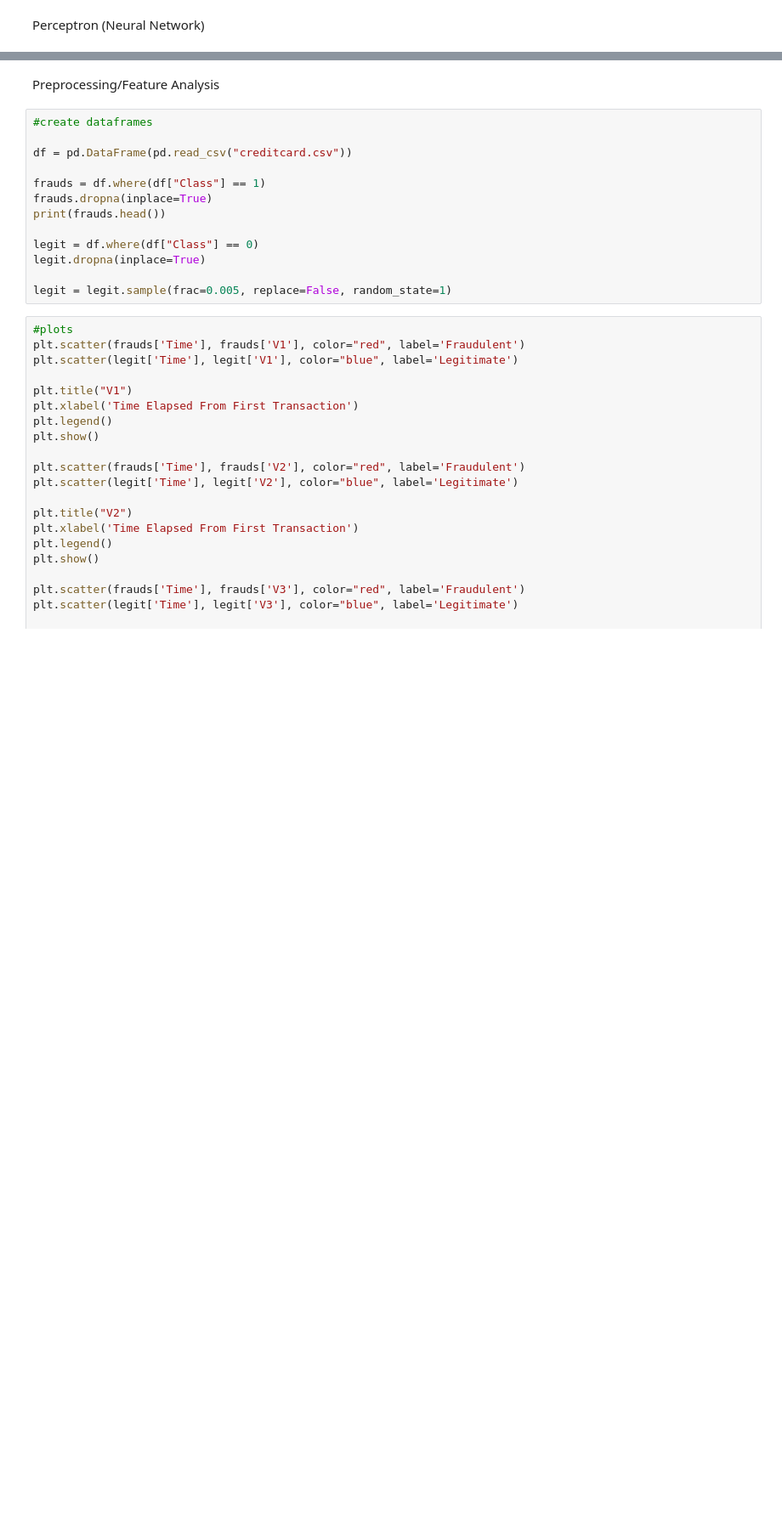
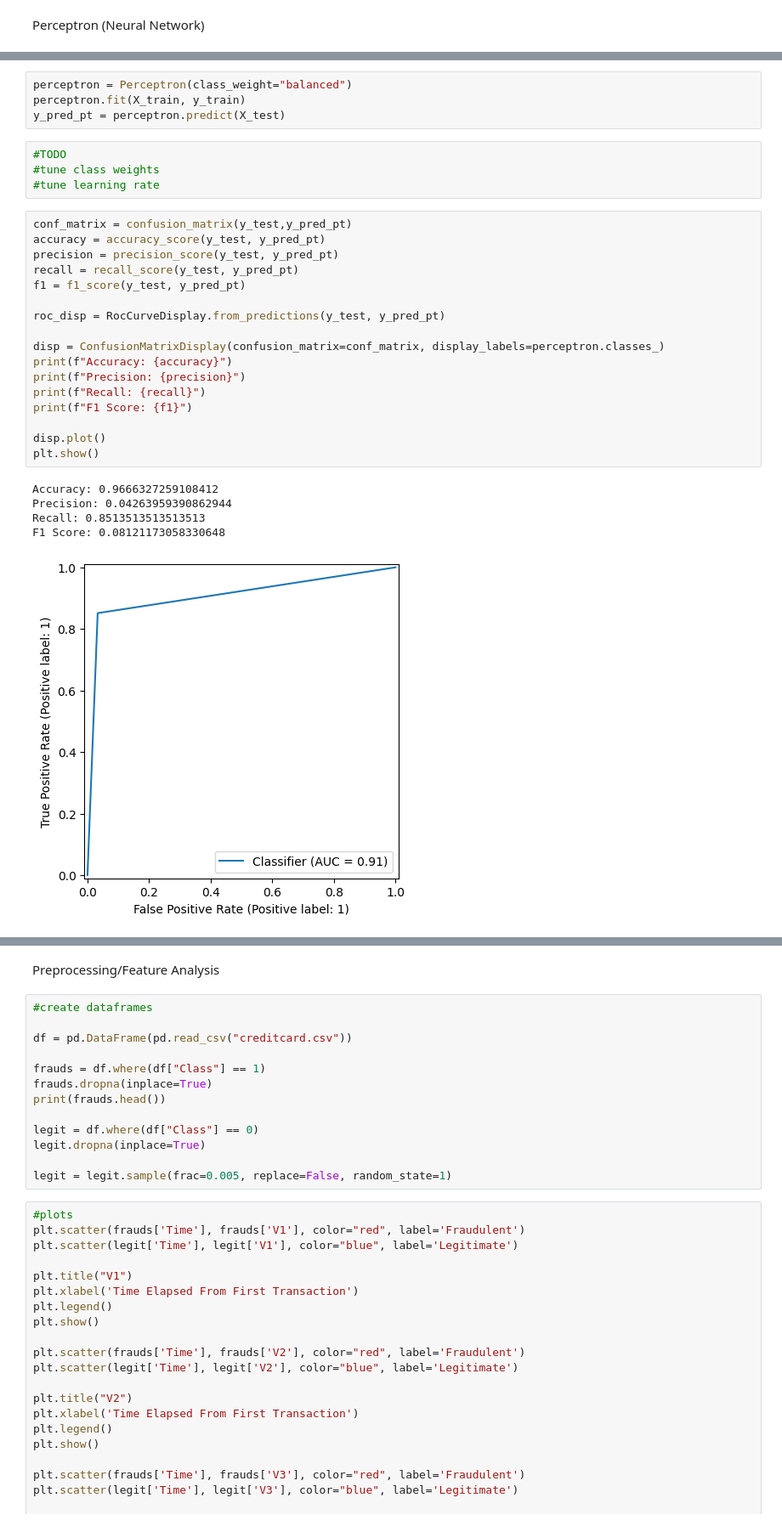
Before and after one commit to jakovitz-W/CreditFraudDetection, a Jupyter notebook: main.ipynb, the cells around one changed output, grey strips where cells are left out. Shown: that part at 85% size. Cells and saved outputs as stored; diff of their text form; blank space fills up the shorter version.

```diff
--- a/main.ipynb
+++ b/main.ipynb
@@ -107,0 +164,31 @@ perceptron = Perceptron()
+# %%
+perceptron = Perceptron(class_weight="balanced")
+perceptron.fit(X_train, y_train)
+y_pred_pt = perceptron.predict(X_test)
+# %%
+#TODO
+#tune class weights
+#tune learning rate
+# %%
+conf_matrix = confusion_matrix(y_test,y_pred_pt)
+accuracy = accuracy_score(y_test, y_pred_pt)
+precision = precision_score(y_test, y_pred_pt)
+recall = recall_score(y_test, y_pred_pt)
+f1 = f1_score(y_test, y_pred_pt)
+
+roc_disp = RocCurveDisplay.from_predictions(y_test, y_pred_pt)
+
+disp = ConfusionMatrixDisplay(confusion_matrix=conf_matrix, display_labels=perceptron.classes_)
+print(f"Accuracy: {accuracy}")
+print(f"Precision: {precision}")
+print(f"Recall: {recall}")
+print(f"F1 Score: {f1}")
+
+disp.plot()
+plt.show()
+# %% [output]
+Accuracy: 0.9666327259108412
+Precision: 0.04263959390862944
+Recall: 0.8513513513513513
+F1 Score: 0.08121173058330648
+[figure, added]
```
Also changed, not shown: parts of 13 cells of this notebook.
